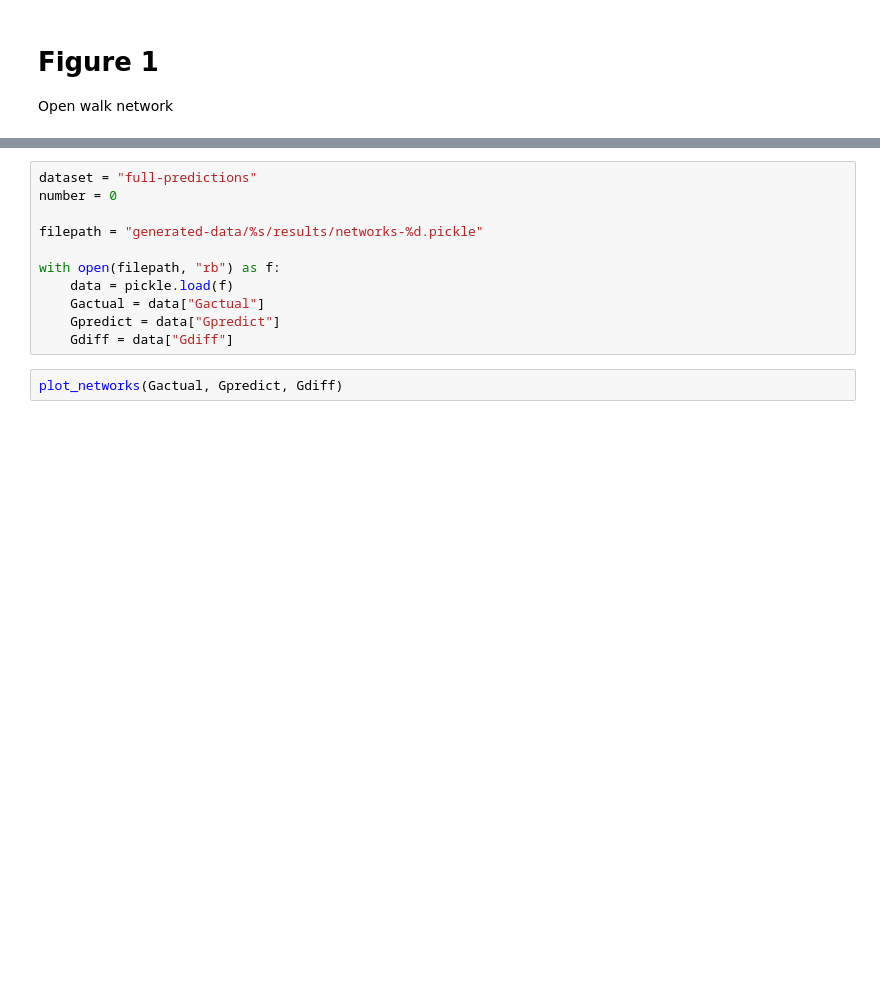
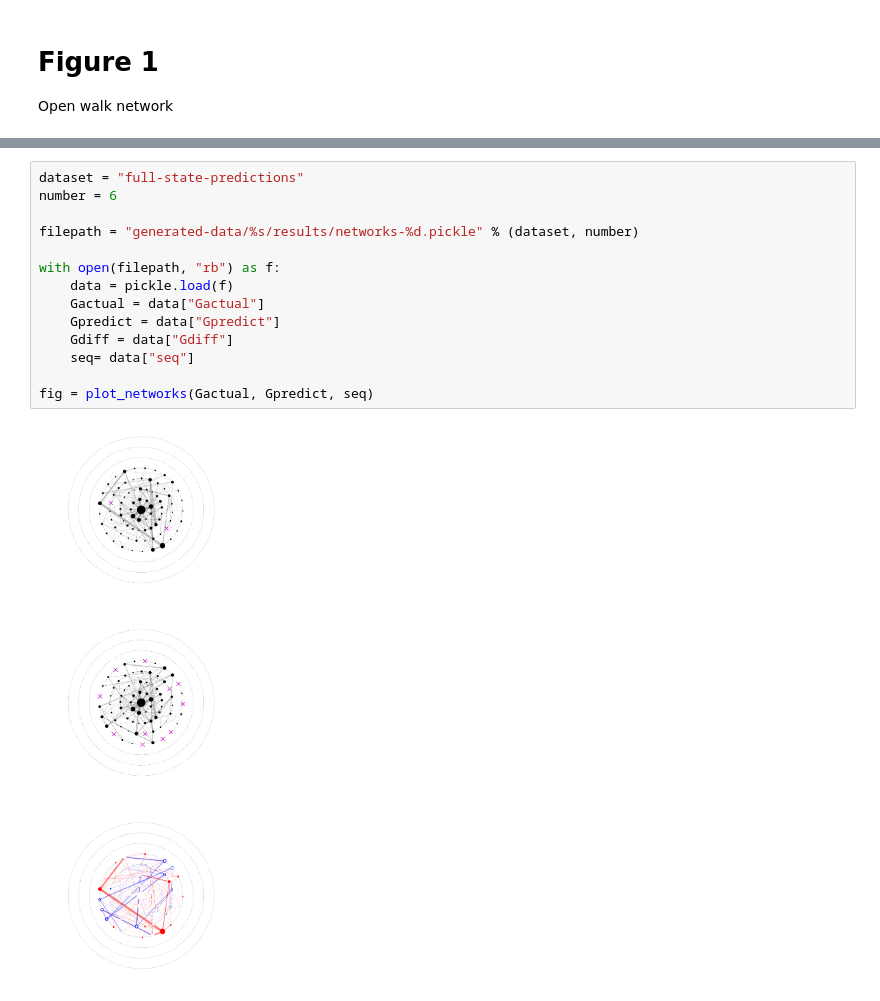
Before and after one commit to harmslab/notebooks-epistasis-ensembles, a Jupyter notebook: figure-00.ipynb, the cells around one changed output, grey strips where cells are left out. Cells and saved outputs as stored; diff of their text form; blank space fills up the shorter version.

Commit message:
ready for initial figures

```diff
--- a/figure-00.ipynb
+++ b/figure-00.ipynb
@@ -193,13 +295,16 @@ def plot_networks(G1, G2, Gdiff, source):
 # %%
-dataset = "full-predictions"
-number = 0
+dataset = "full-state-predictions"
+number = 6
 
-filepath = "generated-data/%s/results/networks-%d.pickle"
+filepath = "generated-data/%s/results/networks-%d.pickle" % (dataset, number)
 
 with open(filepath, "rb") as f:
     data = pickle.load(f)
     Gactual = data["Gactual"]
     Gpredict = data["Gpredict"]
     Gdiff = data["Gdiff"]
+    seq= data["seq"]
+
+fig = plot_networks(Gactual, Gpredict, seq)
+# %% [output]
+[figure, added]
-# %%
-plot_networks(Gactual, Gpredict, Gdiff)
```
Also changed, not shown: parts of 3 cells of this notebook, 3 other files.
